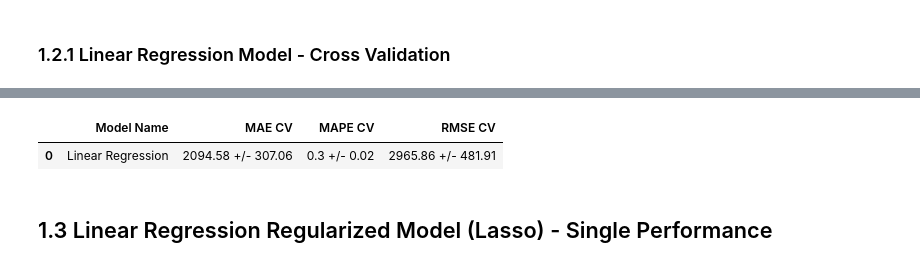
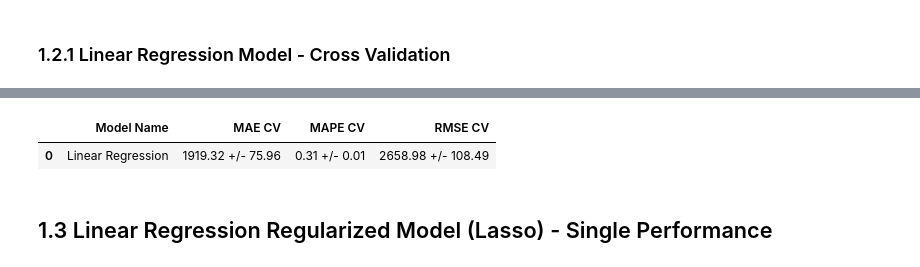
Before and after one commit to mendesdata/rossmann_store_sales, a Jupyter notebook: notebooks/months/rossmann_ml_months.ipynb, the cells around one changed output, grey strips where cells are left out. Cells and saved outputs as stored; diff of their text form; code cells hidden in the pictures.

```diff
--- a/notebooks/rossmann_ml_v2.ipynb
+++ b/notebooks/months/rossmann_ml_months.ipynb
@@ -56,7 +60,7 @@ def cross_validation( x_training, kfold, model_name, model, verbose=False ):
     rmse_list = []
 
     for k in range( 1, kfold+1 ) :
-        list_months_cv = ['2014-08', '2014-09', '2014-10', '2014-11', '2014-12',]
+        list_months_cv = ['2014-07', '2014-08', '2014-09', '2014-10', '2014-11']
 
         if verbose:
             print(f'\nValidation Block: { k }. Month: { list_months_cv[k] } ' )
@@ -181,6 +178,6 @@ lr_model_result
 # %% [markdown]
 ### 1.2.1 Linear Regression Model - Cross Validation
 # %%
-lr_model_result_cv = cross_validation( X_train, 5, 'Linear Regression', lr_model, verbose=True )
+lr_model_result_cv = cross_validation( X_train, 4, 'Linear Regression', lr_model, verbose=True )
 lr_model_result_cv
 # %% [output]
@@ -196,5 +191,5 @@ Validation Block: 1. Dates: 2015-05-08 00:00:00 - 2015-06-19 00:00:00
 |  | Model Name | MAE CV | MAPE CV | RMSE CV |
-| 0 | Linear Regression | 2094.58 +/- 307.06 | 0.3 +/- 0.02 | 2965.86 +/- 481.91 |
+| 0 | Linear Regression | 1919.32 +/- 75.96 | 0.31 +/- 0.01 | 2658.98 +/- 108.49 |
 # %% [markdown]
 ## 1.3 Linear Regression Regularized Model (Lasso) - Single Performance
 # %%
```
Also changed, not shown: parts of 31 cells of this notebook, 3 other files.
